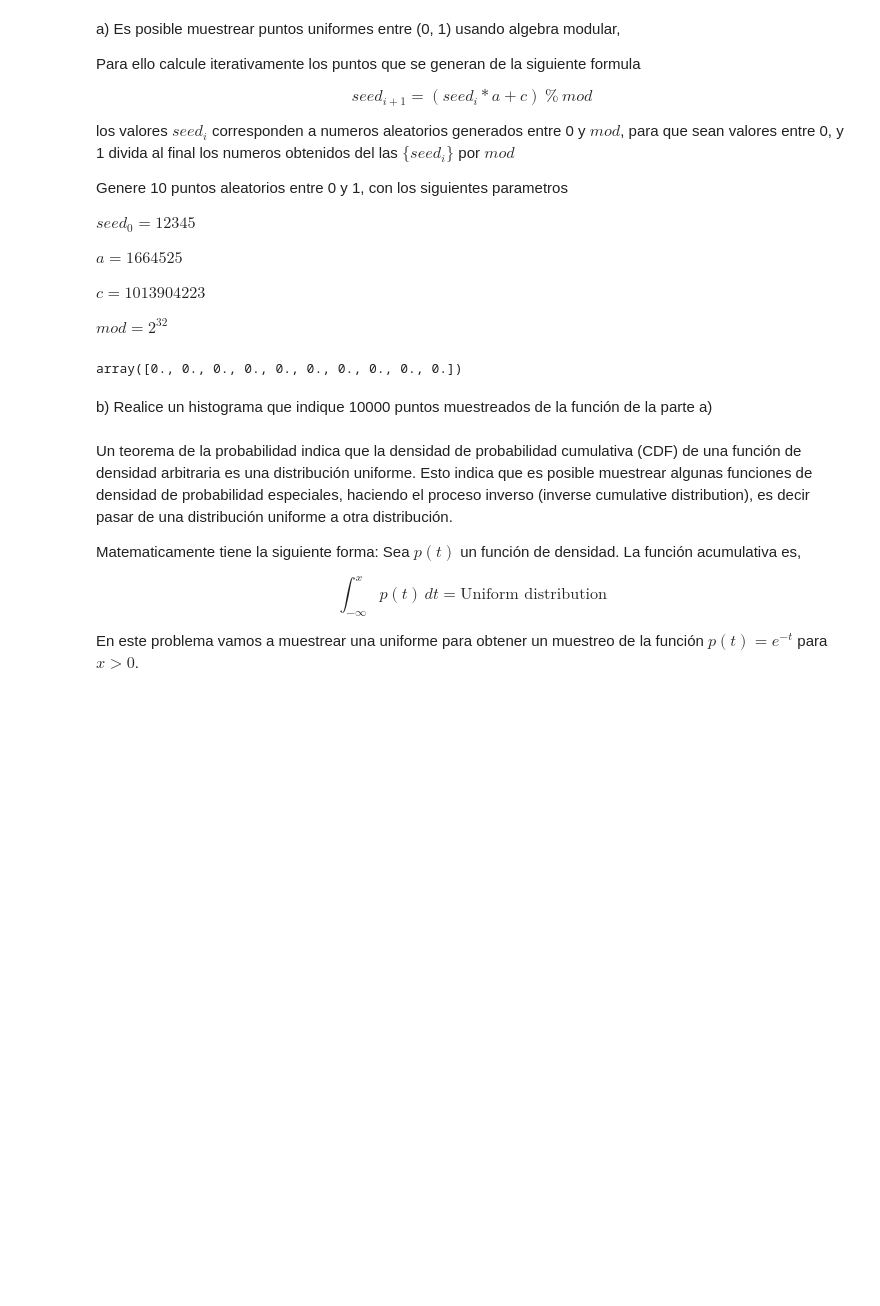
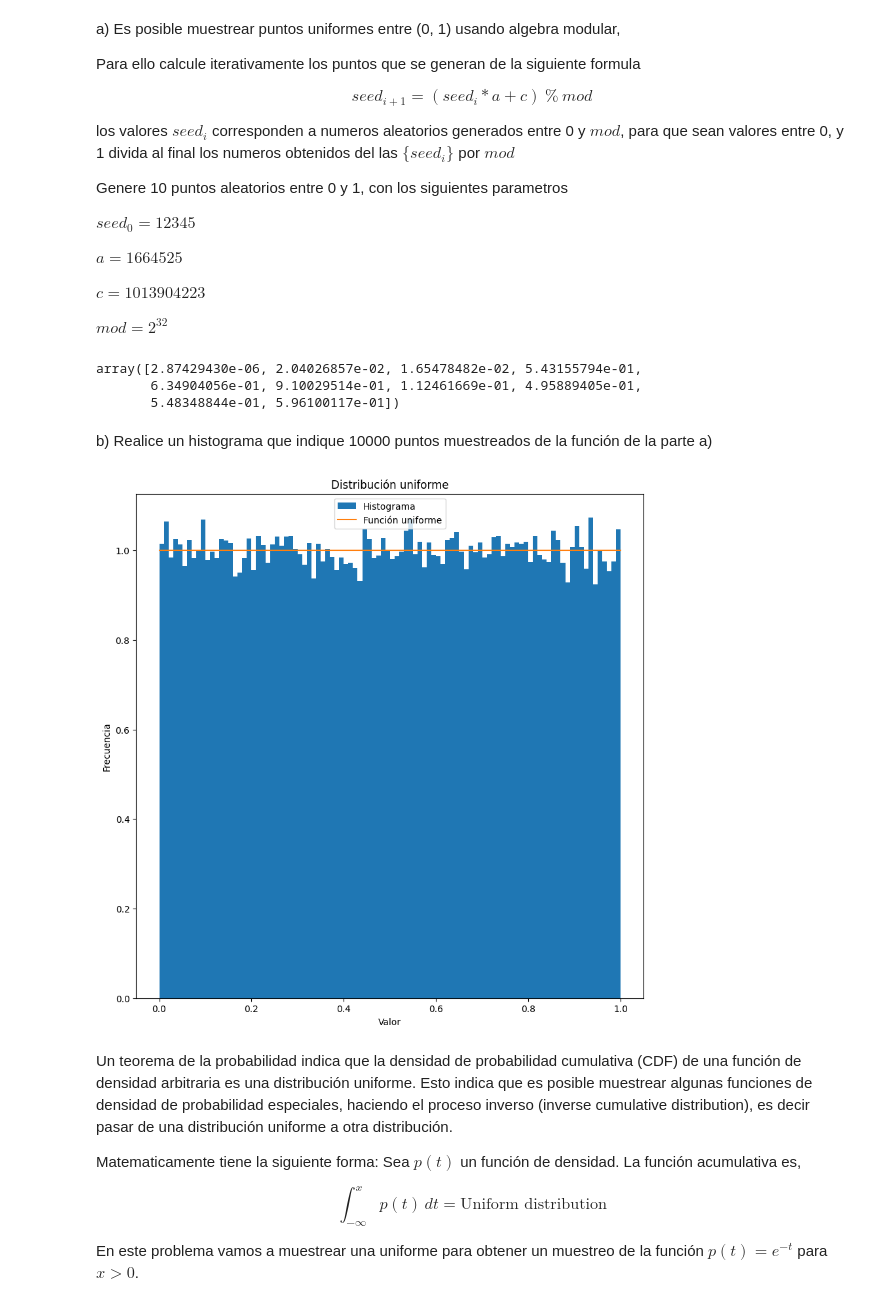
Before and after one commit to JsNcAr/Metodos1_JasonArias_AngieRicaurte, a Jupyter notebook: Complementaria/AriasGomezjason_Ejercicio12.ipynb, the cells around one changed output. Drawn from its saved outputs; the diff is of its cells as text; code cells hidden in the pictures; blank space fills up the shorter version.

```diff
--- a/Complementaria/AriasGomezjason_Ejercicio12.ipynb
+++ b/Complementaria/AriasGomezjason_Ejercicio12.ipynb
@@ -38,18 +38,38 @@ $
 # %%
 def uniform_distribution(num_samples):
   nums_uniform = np.zeros(num_samples)
-  # tu codigo aqui num_sample es un escalar que indica el numero de muestras de la distribucion, # nums_uniform corresponde a la lista de puntos muestreados
-
-  return nums_uniform
+  seed = 12345
+  a = 1664525
+  c = 1013904223
+  m = 2**32
+  nums_uniform[0] = seed
+  for i in range(1, num_samples):
+    nums_uniform[i] = (a*nums_uniform[i-1] + c) % m
+  return nums_uniform/m
 
 # codigo para verificar su respuesta (no modificar)
 uniform_distribution(10)
 # %% [output]
-array([0., 0., 0., 0., 0., 0., 0., 0., 0., 0.])
+array([2.87429430e-06, 2.04026857e-02, 1.65478482e-02, 5.43155794e-01,
+       6.34904056e-01, 9.10029514e-01, 1.12461669e-01, 4.95889405e-01,
+       5.48348844e-01, 5.96100117e-01])
 # %% [markdown]
 b) Realice un histograma que indique 10000 puntos muestreados de la función de la parte a)
 # %%
 ## su codigo aqui
+fig = plt.figure(figsize=(10,10))
+ax = fig.add_subplot(111)
+
+ax.hist(uniform_distribution(100000), bins=100, density=True, label='Histograma')
+ax.plot(np.linspace(0,1,100), np.ones(100), label='Función uniforme')
+ax.set_xlabel('Valor')
+ax.set_ylabel('Frecuencia')
+ax.set_title('Distribución uniforme')
+ax.legend()
+
+plt.show()
+# %% [output]
+[figure, added]
 # %% [markdown]
 Un teorema de la probabilidad indica que la densidad de probabilidad cumulativa (CDF) de una función de densidad arbitraria es una distribución uniforme. Esto indica que es posible muestrear algunas funciones de densidad de probabilidad especiales, haciendo el proceso inverso (inverse cumulative distribution), es decir pasar de una distribución uniforme a otra distribución.
 
```
Also changed, not shown: parts of 5 cells of this notebook.
